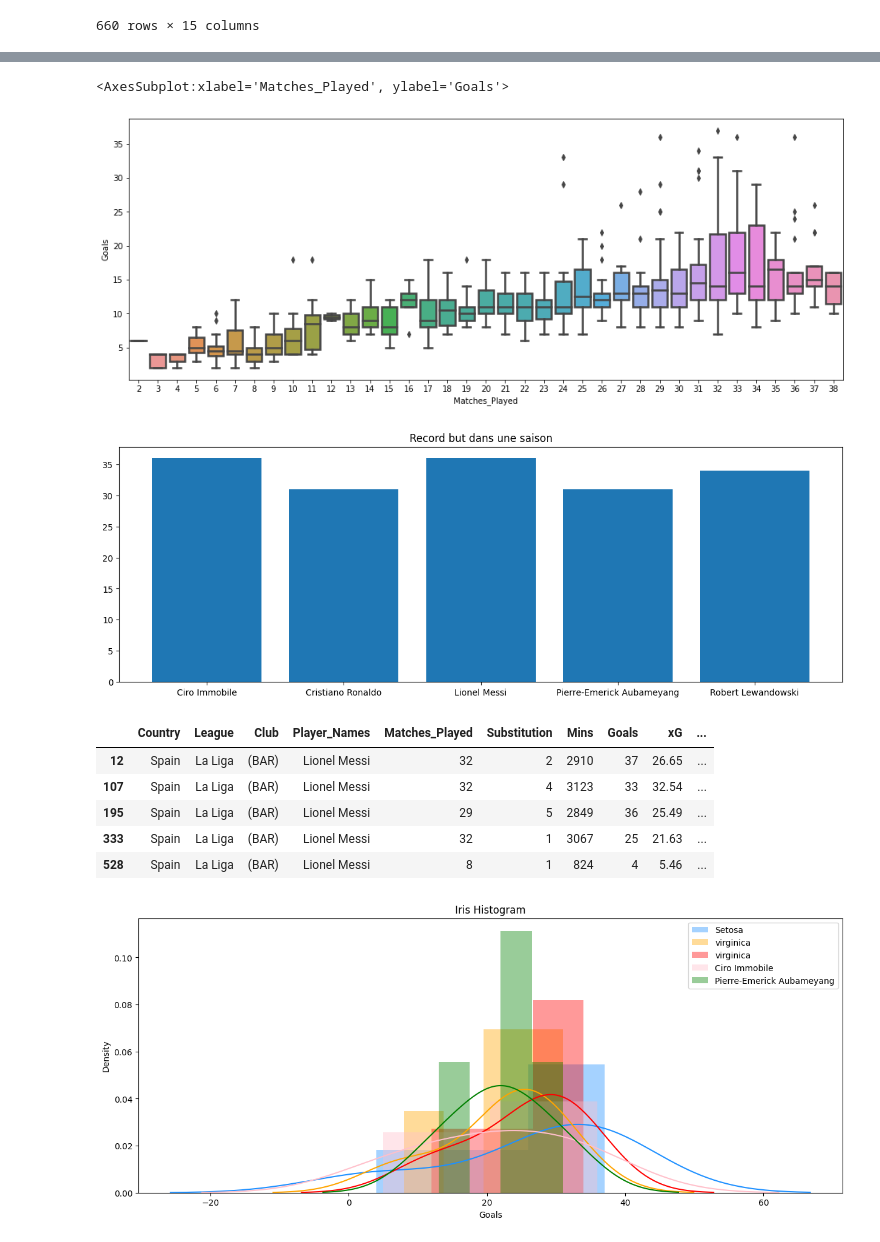
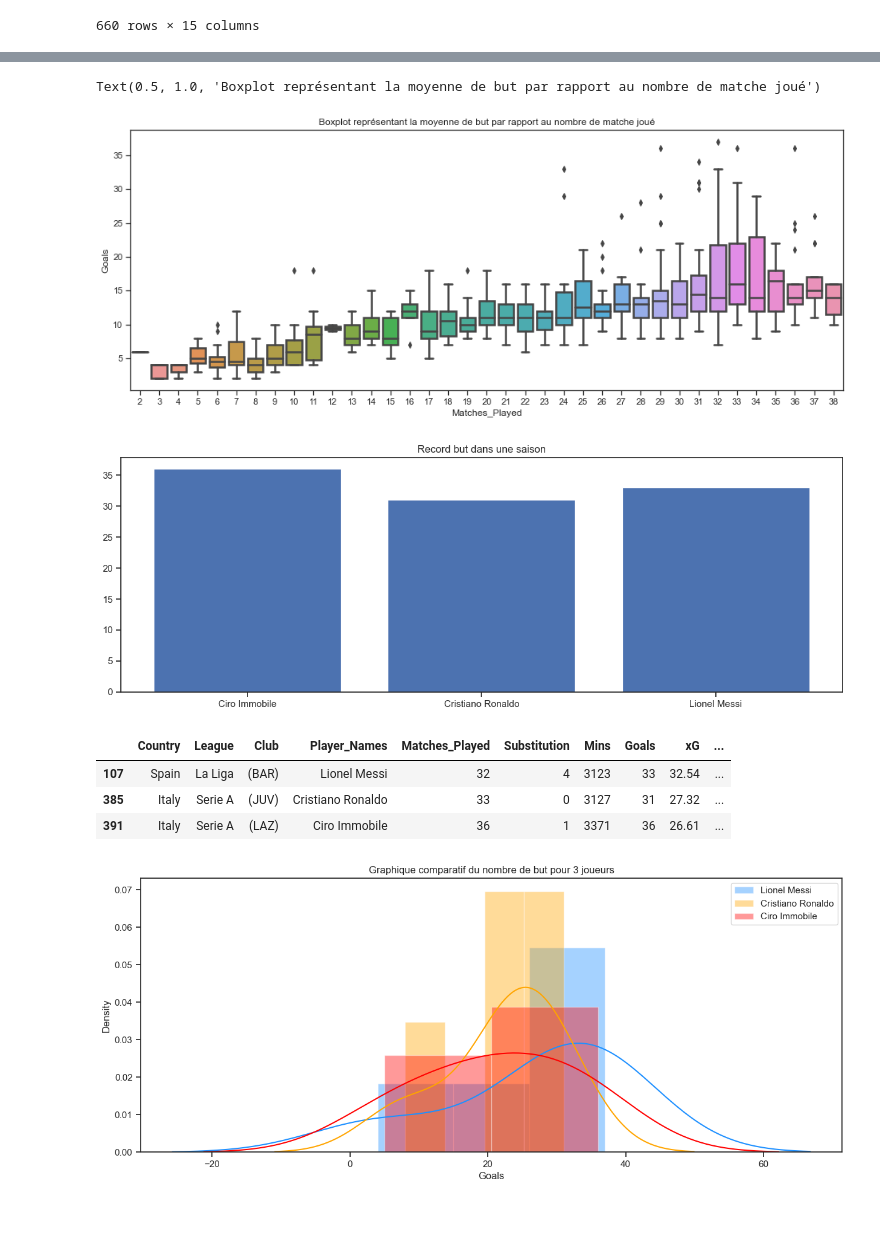
Before and after one commit to julienparrot/Foot-dataset, a Jupyter notebook: datasetFoot.ipynb, the cells around one changed output, grey strips where cells are left out. Cells and saved outputs as stored; diff of their text form; code cells hidden in the pictures; blank space fills up the shorter version.

```diff
--- a/datasetFoot.ipynb
+++ b/datasetFoot.ipynb
@@ -65,5 +66,5 @@ Text(0.5, 1.0, 'Moyenne du nombre total de minute jouées par les joueurs')
 # %%
-dataset.drop(dataset.index[(dataset["Mins"] <= 2900)],axis=0,inplace=True)
+dataset.drop(dataset.index[(dataset["Mins"] <= 3000)],axis=0,inplace=True)
 # %%
 dataset
 # %% [output]
@@ -164,35 +165,32 @@ sns.heatmap(matrix, vmin=0, vmax=1, annot=True)
 # %%
 plt.figure(figsize=(16, 6))
 sns.boxplot(x="Matches_Played", y="Goals", data=dataset, linewidth=2.5)
+plt.title('Boxplot représentant la moyenne de but par rapport au nombre de matche joué')
 # %% [output]
-<AxesSubplot:xlabel='Matches_Played', ylabel='Goals'>
+Text(0.5, 1.0, 'Boxplot représentant la moyenne de but par rapport au nombre de matche joué')
-[figure, old version]
+[figure, new version]
 # %%
 price = dataset[['Player_Names', 'Goals', 'Year']].groupby('Player_Names').median().round(2)
 fig, axes = plt.subplots(figsize=(15,5), dpi=100)
 plt.bar(price.index, height=price.Goals)
 plt.title('Record but dans une saison');
 # %% [output]
-[figure, old version]
+[figure, new version]
 # %%
 dataset
 # %% [output]
 |  | Country | League | Club | Player_Names | Matches_Played | Substitution | Mins | Goals | xG | ... |
-| 12 | Spain | La Liga | (BAR) | Lionel Messi | 32 | 2 | 2910 | 37 | 26.65 | ... |
 | 107 | Spain | La Liga | (BAR) | Lionel Messi | 32 | 4 | 3123 | 33 | 32.54 | ... |
-| 195 | Spain | La Liga | (BAR) | Lionel Messi | 29 | 5 | 2849 | 36 | 25.49 | ... |
-| 333 | Spain | La Liga | (BAR) | Lionel Messi | 32 | 1 | 3067 | 25 | 21.63 | ... |
-| 528 | Spain | La Liga | (BAR) | Lionel Messi | 8 | 1 | 824 | 4 | 5.46 | ... |
+| 385 | Italy | Serie A | (JUV) | Cristiano Ronaldo | 33 | 0 | 3127 | 31 | 27.32 | ... |
+| 391 | Italy | Serie A | (LAZ) | Ciro Immobile | 36 | 1 | 3371 | 36 | 26.61 | ... |
 # %%
 plt.subplots(figsize=(15,6), dpi=100)
-sns.distplot( dataset.loc[dataset.Player_Names=='Lionel Messi', "Goals"] , color="dodgerblue", label="Setosa")
-sns.distplot( dataset.loc[dataset.Player_Names=='Cristiano Ronaldo', "Goals"] , color="orange", label="virginica")
-sns.distplot( dataset.loc[dataset.Player_Names=='Robert Lewandowski', "Goals"] , color="red", label="virginica")
-sns.distplot( dataset.loc[dataset.Player_Names=='Ciro Immobile', "Goals"] , color="pink", label="Ciro Immobile")
-sns.distplot( dataset.loc[dataset.Player_Names=='Pierre-Emerick Aubameyang', "Goals"] , color="green", label="Pierre-Emerick Aubameyang")
+sns.distplot( dataset.loc[dataset.Player_Names=='Lionel Messi', "Goals"] , color="dodgerblue", label="Lionel Messi")
+sns.distplot( dataset.loc[dataset.Player_Names=='Cristiano Ronaldo', "Goals"] , color="orange", label="Cristiano Ronaldo")
+sns.distplot( dataset.loc[dataset.Player_Names=='Ciro Immobile', "Goals"] , color="red", label="Ciro Immobile")
 
 
-plt.title('Iris Histogram')
+plt.title('Graphique comparatif du nombre de but pour 3 joueurs')
 plt.legend();
 # %% [output]
-[figure, old version]
+[figure, new version]
```
Also changed, not shown: parts of 14 cells of this notebook.
